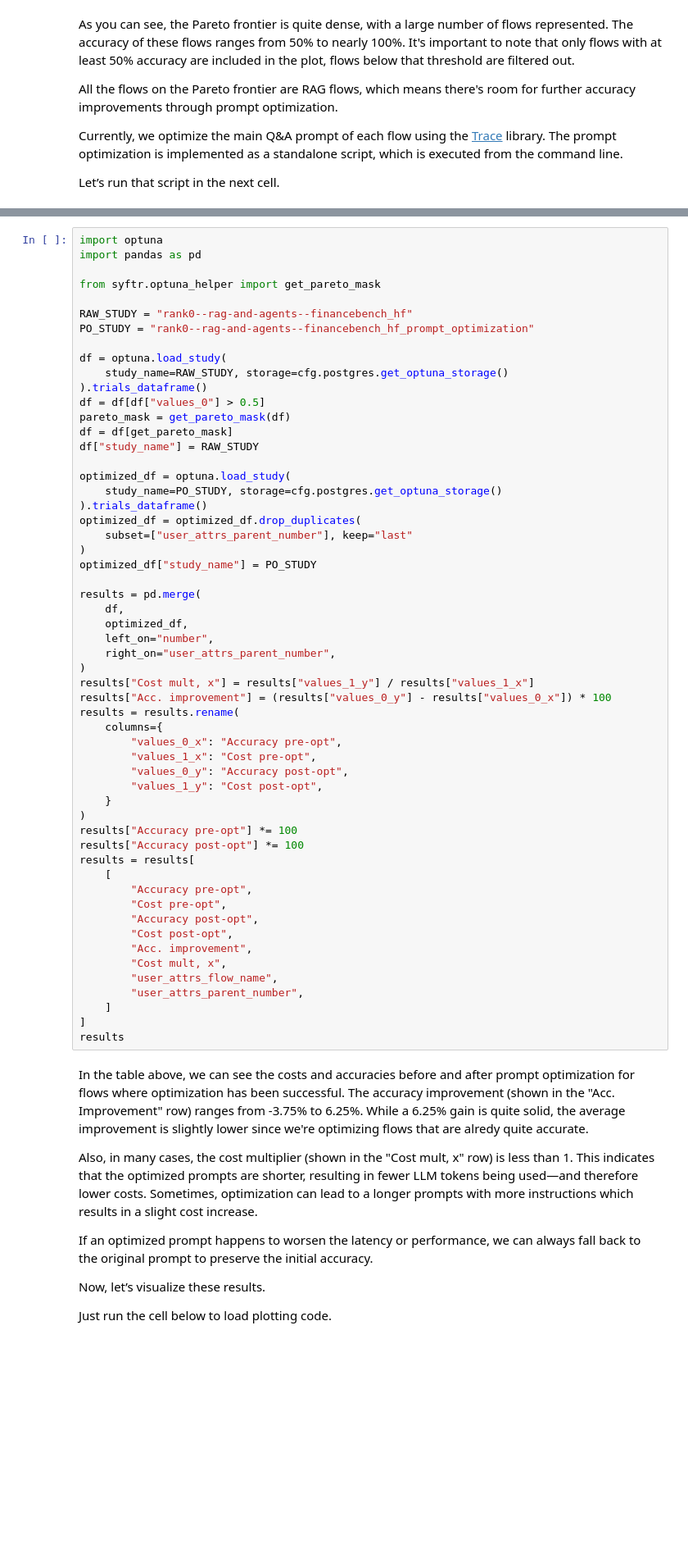
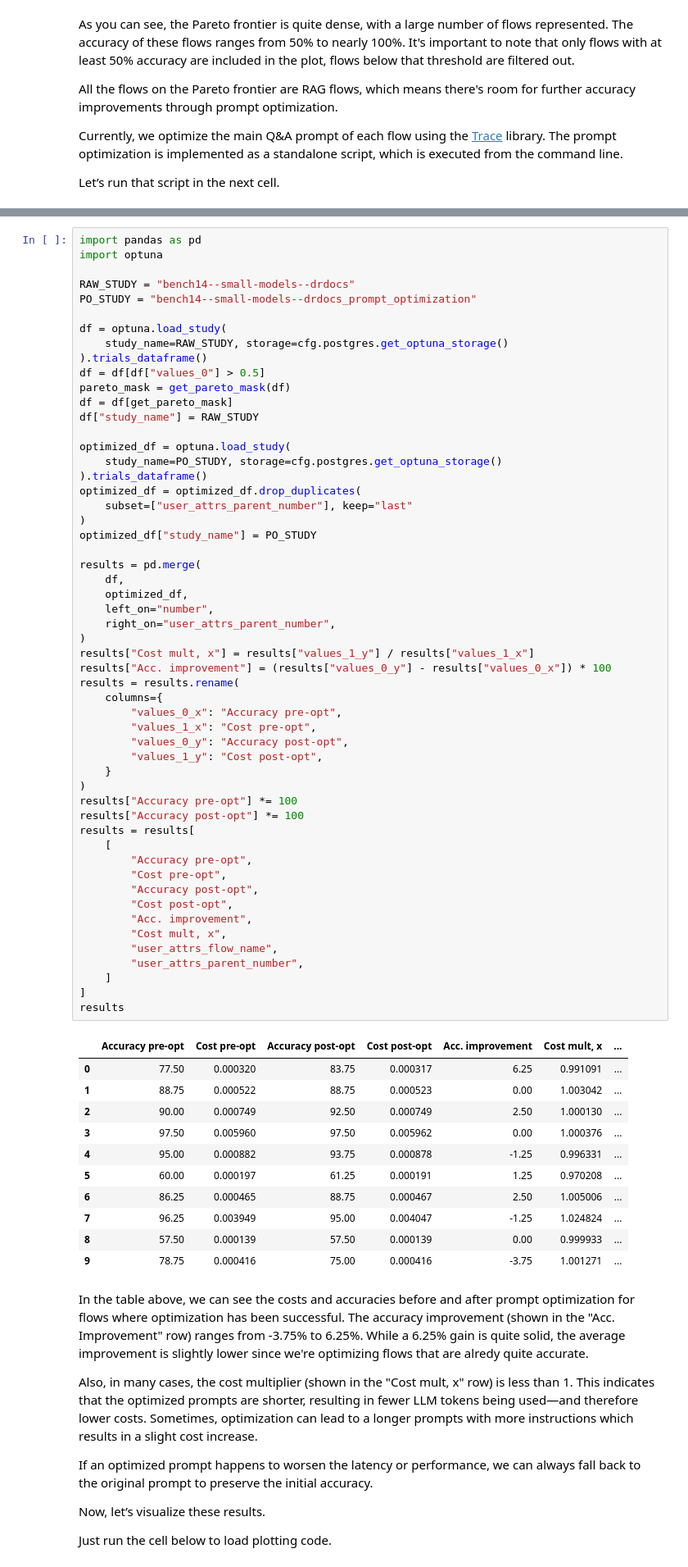
Before and after one commit to datarobot/syftr, a Jupyter notebook: examples/3-prompt-optimization.ipynb, the cells around one changed output, grey strips where cells are left out. Shown at 82% size. Saved outputs shown, nothing was run; the diff lists cells and outputs as text; blank space fills up the shorter version.

Commit message:
Revert prompt optimization example (#35)

```diff
--- a/examples/3-prompt-optimization.ipynb
+++ b/examples/3-prompt-optimization.ipynb
@@ -54,13 +107,11 @@ The PO execution results are stored in the new study `{study_name}_prompt_optimi
 
 Let's read the results from the database and compare accuracies and costs before and after the optimization.
 # %%
+import pandas as pd
 import optuna
-import pandas as pd
 
-from syftr.optuna_helper import get_pareto_mask
-
-RAW_STUDY = "rank0--rag-and-agents--financebench_hf"
-PO_STUDY = "rank0--rag-and-agents--financebench_hf_prompt_optimization"
+RAW_STUDY = "bench14--small-models--drdocs"
+PO_STUDY = "bench14--small-models--drdocs_prompt_optimization"
 
 df = optuna.load_study(
     study_name=RAW_STUDY, storage=cfg.postgres.get_optuna_storage()
@@ -82,33 +133,45 @@ results = pd.merge(
     df,
     optimized_df,
     left_on="number",
     right_on="user_attrs_parent_number",
 )
 results["Cost mult, x"] = results["values_1_y"] / results["values_1_x"]
 results["Acc. improvement"] = (results["values_0_y"] - results["values_0_x"]) * 100
 results = results.rename(
     columns={
         "values_0_x": "Accuracy pre-opt",
         "values_1_x": "Cost pre-opt",
         "values_0_y": "Accuracy post-opt",
         "values_1_y": "Cost post-opt",
     }
 )
 results["Accuracy pre-opt"] *= 100
 results["Accuracy post-opt"] *= 100
 results = results[
     [
         "Accuracy pre-opt",
         "Cost pre-opt",
         "Accuracy post-opt",
         "Cost post-opt",
         "Acc. improvement",
         "Cost mult, x",
         "user_attrs_flow_name",
         "user_attrs_parent_number",
     ]
 ]
 results
+# %% [output]
+|  | Accuracy pre-opt | Cost pre-opt | Accuracy post-opt | Cost post-opt | Acc. improvement | Cost mult, x | ... |
+| 0 | 77.50 | 0.000320 | 83.75 | 0.000317 | 6.25 | 0.991091 | ... |
+| 1 | 88.75 | 0.000522 | 88.75 | 0.000523 | 0.00 | 1.003042 | ... |
+| 2 | 90.00 | 0.000749 | 92.50 | 0.000749 | 2.50 | 1.000130 | ... |
+| 3 | 97.50 | 0.005960 | 97.50 | 0.005962 | 0.00 | 1.000376 | ... |
+| 4 | 95.00 | 0.000882 | 93.75 | 0.000878 | -1.25 | 0.996331 | ... |
+| 5 | 60.00 | 0.000197 | 61.25 | 0.000191 | 1.25 | 0.970208 | ... |
+| 6 | 86.25 | 0.000465 | 88.75 | 0.000467 | 2.50 | 1.005006 | ... |
+| 7 | 96.25 | 0.003949 | 95.00 | 0.004047 | -1.25 | 1.024824 | ... |
+| 8 | 57.50 | 0.000139 | 57.50 | 0.000139 | 0.00 | 0.999933 | ... |
+| 9 | 78.75 | 0.000416 | 75.00 | 0.000416 | -3.75 | 1.001271 | ... |
 # %% [markdown]
 In the table above, we can see the costs and accuracies before and after prompt optimization for flows where optimization has been successful. The accuracy improvement (shown in the "Acc. Improvement" row) ranges from -3.75% to 6.25%. While a 6.25% gain is quite solid, the average improvement is slightly lower since we're optimizing flows that are alredy quite accurate.
 
```
Also changed, not shown: parts of 7 cells of this notebook, 1 other file.
